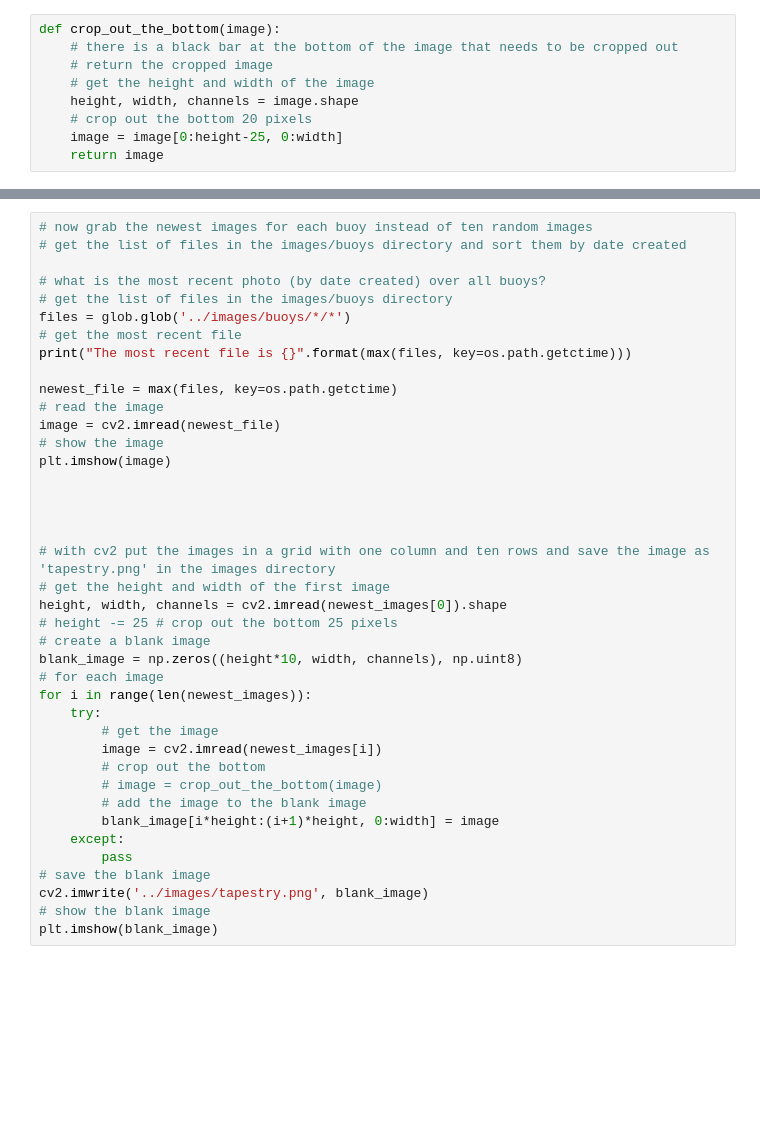
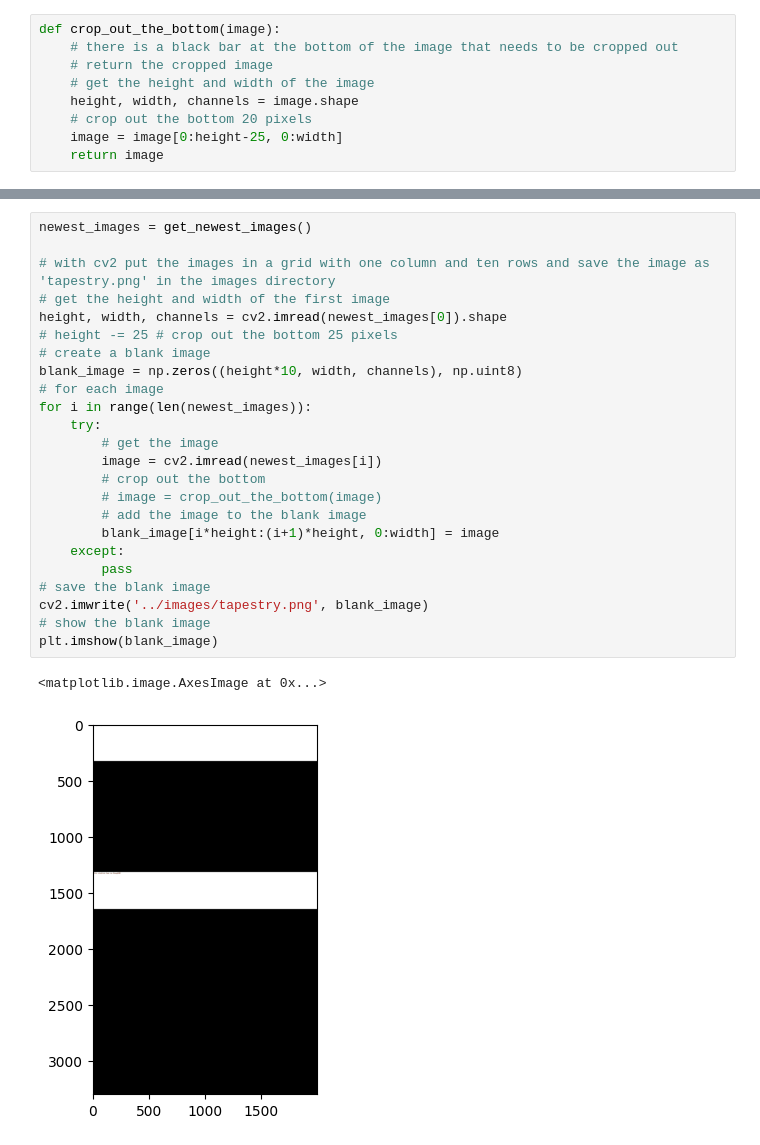
Before and after one commit to grahamwaters/PySeas, a Jupyter notebook: notebooks/readmehelper.ipynb, the cells around one changed output, grey strips where cells are left out. Cells and saved outputs as stored; diff of their text form; blank space fills up the shorter version.

```diff
--- a/notebooks/readmehelper.ipynb
+++ b/notebooks/readmehelper.ipynb
@@ -490,43 +654,30 @@ Sunset found!
 # %%
-# now grab the newest images for each buoy instead of ten random images
-# get the list of files in the images/buoys directory and sort them by date created
-
-# what is the most recent photo (by date created) over all buoys?
-# get the list of files in the images/buoys directory
-files = glob.glob('../images/buoys/*/*')
-# get the most recent file
-print("The most recent file is {}".format(max(files, key=os.path.getctime)))
-
-newest_file = max(files, key=os.path.getctime)
-# read the image
-image = cv2.imread(newest_file)
-# show the image
-plt.imshow(image)
-
-
-
+newest_images = get_newest_images()
 
 # with cv2 put the images in a grid with one column and ten rows and save the image as 'tapestry.png' in the images directory
 # get the height and width of the first image
 height, width, channels = cv2.imread(newest_images[0]).shape
 # height -= 25 # crop out the bottom 25 pixels
 # create a blank image
 blank_image = np.zeros((height*10, width, channels), np.uint8)
 # for each image
 for i in range(len(newest_images)):
     try:
         # get the image
         image = cv2.imread(newest_images[i])
         # crop out the bottom
         # image = crop_out_the_bottom(image)
         # add the image to the blank image
         blank_image[i*height:(i+1)*height, 0:width] = image
     except:
         pass
 # save the blank image
 cv2.imwrite('../images/tapestry.png', blank_image)
 # show the blank image
 plt.imshow(blank_image)
+# %% [output]
+<matplotlib.image.AxesImage at 0x...>
+[figure, added]
 # %%
 # now grab the newest images for each buoy instead of ten random images
 # get the list of files in the images/buoys directory and sort them by date created
```
Also changed, not shown: parts of 14 cells of this notebook, 27 other files.
